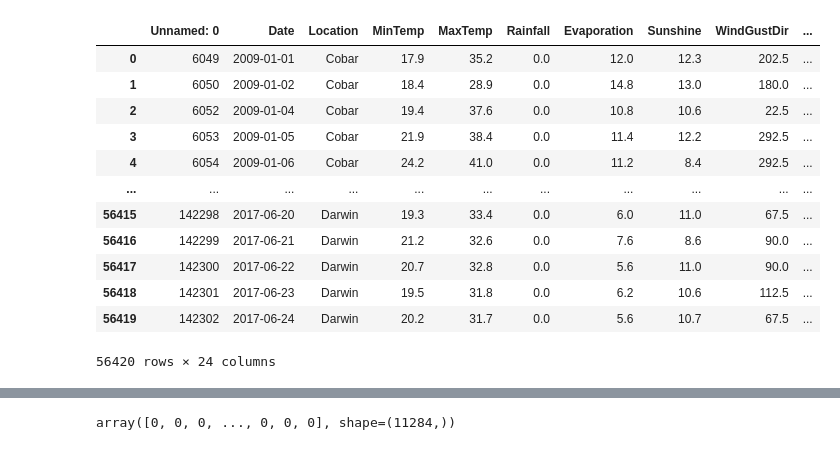
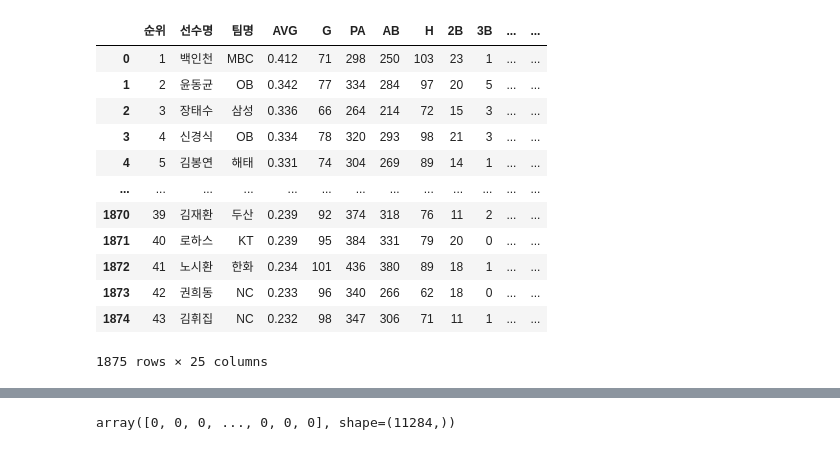
Before and after one commit to siw2009/Sabermetrics_research, a Jupyter notebook: saber.ipynb, the cells around one changed output, grey strips where cells are left out. Saved outputs shown, nothing was run; the diff lists cells and outputs as text; code cells hidden in the pictures.

```diff
--- a/saber.ipynb
+++ b/saber.ipynb
@@ -1,22 +1,22 @@
 # %%
 import pandas as pd
 
-df = pd.read_csv('./datasets/darwin (testdata).csv')
+df = pd.read_excel('./datasets/R&E데이터.xlsx')
 df
 # %% [output]
-|  | Unnamed: 0 | Date | Location | MinTemp | MaxTemp | Rainfall | Evaporation | Sunshine | WindGustDir | ... |
-| 0 | 6049 | 2009-01-01 | Cobar | 17.9 | 35.2 | 0.0 | 12.0 | 12.3 | 202.5 | ... |
-| 1 | 6050 | 2009-01-02 | Cobar | 18.4 | 28.9 | 0.0 | 14.8 | 13.0 | 180.0 | ... |
-| 2 | 6052 | 2009-01-04 | Cobar | 19.4 | 37.6 | 0.0 | 10.8 | 10.6 | 22.5 | ... |
-| 3 | 6053 | 2009-01-05 | Cobar | 21.9 | 38.4 | 0.0 | 11.4 | 12.2 | 292.5 | ... |
-| 4 | 6054 | 2009-01-06 | Cobar | 24.2 | 41.0 | 0.0 | 11.2 | 8.4 | 292.5 | ... |
-| ... | ... | ... | ... | ... | ... | ... | ... | ... | ... | ... |
-| 56415 | 142298 | 2017-06-20 | Darwin | 19.3 | 33.4 | 0.0 | 6.0 | 11.0 | 67.5 | ... |
-| 56416 | 142299 | 2017-06-21 | Darwin | 21.2 | 32.6 | 0.0 | 7.6 | 8.6 | 90.0 | ... |
-| 56417 | 142300 | 2017-06-22 | Darwin | 20.7 | 32.8 | 0.0 | 5.6 | 11.0 | 90.0 | ... |
-| 56418 | 142301 | 2017-06-23 | Darwin | 19.5 | 31.8 | 0.0 | 6.2 | 10.6 | 112.5 | ... |
-| 56419 | 142302 | 2017-06-24 | Darwin | 20.2 | 31.7 | 0.0 | 5.6 | 10.7 | 67.5 | ... |
+|  | 순위 | 선수명 | 팀명 | AVG | G | PA | AB | H | 2B | 3B | ... | ... |
+| 0 | 1 | 백인천 | MBC | 0.412 | 71 | 298 | 250 | 103 | 23 | 1 | ... | ... |
+| 1 | 2 | 윤동균 | OB | 0.342 | 77 | 334 | 284 | 97 | 20 | 5 | ... | ... |
+| 2 | 3 | 장태수 | 삼성 | 0.336 | 66 | 264 | 214 | 72 | 15 | 3 | ... | ... |
+| 3 | 4 | 신경식 | OB | 0.334 | 78 | 320 | 293 | 98 | 21 | 3 | ... | ... |
+| 4 | 5 | 김봉연 | 해태 | 0.331 | 74 | 304 | 269 | 89 | 14 | 1 | ... | ... |
+| ... | ... | ... | ... | ... | ... | ... | ... | ... | ... | ... | ... | ... |
+| 1870 | 39 | 김재환 | 두산 | 0.239 | 92 | 374 | 318 | 76 | 11 | 2 | ... | ... |
+| 1871 | 40 | 로하스 | KT | 0.239 | 95 | 384 | 331 | 79 | 20 | 0 | ... | ... |
+| 1872 | 41 | 노시환 | 한화 | 0.234 | 101 | 436 | 380 | 89 | 18 | 1 | ... | ... |
+| 1873 | 42 | 권희동 | NC | 0.233 | 96 | 340 | 266 | 62 | 18 | 0 | ... | ... |
+| 1874 | 43 | 김휘집 | NC | 0.232 | 98 | 347 | 306 | 71 | 11 | 1 | ... | ... |
-56420 rows × 24 columns
+1875 rows × 25 columns
 # %%
 from sklearn.linear_model import LogisticRegression
 from sklearn.model_selection import train_test_split
```
Also changed, not shown: parts of 4 cells of this notebook.
